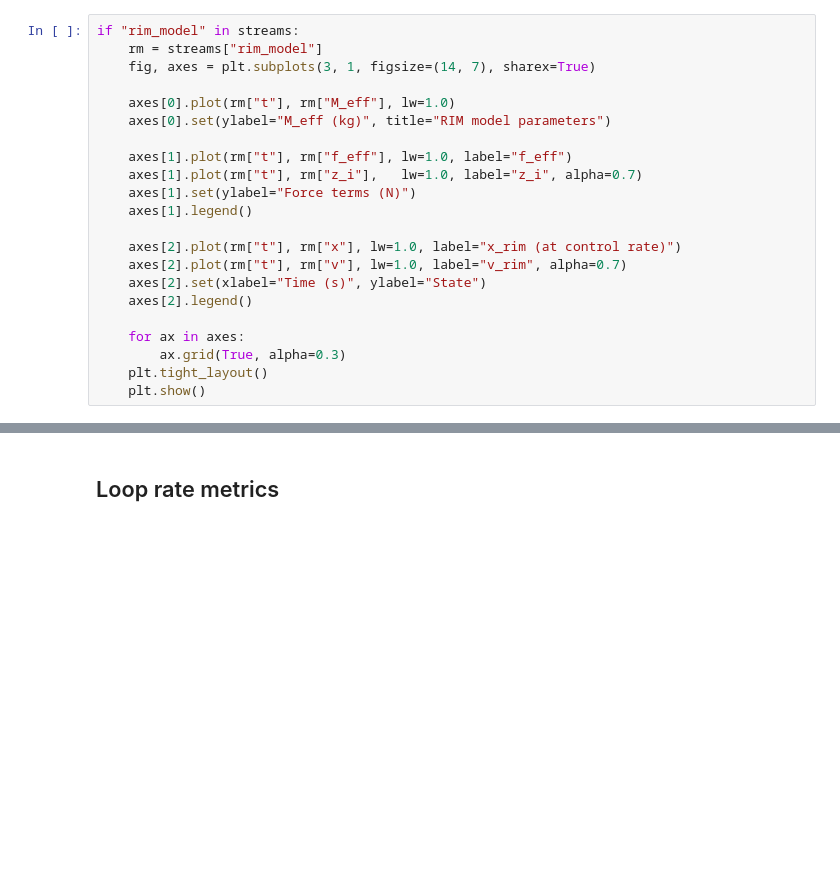
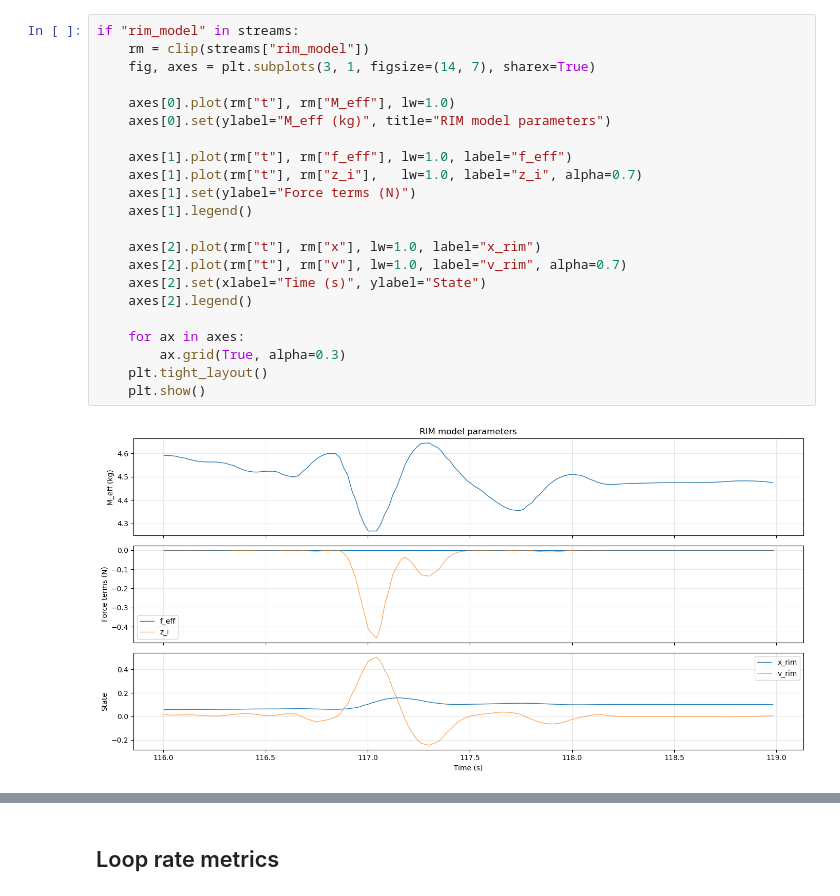
Before and after one commit to McGill-Applied-Dynamics-Lab/adl-ros2, a Jupyter notebook: experiments/rim/experiment_analysis.ipynb, the cells around one changed output, grey strips where cells are left out. Drawn from its saved outputs; the diff is of its cells as text; blank space fills up the shorter version.

```diff
--- a/experiments/rim/experiment_analysis.ipynb
+++ b/experiments/rim/experiment_analysis.ipynb
@@ -77,22 +168,24 @@ if "haptic" in streams:
 # %%
 if "rim_model" in streams:
-    rm = streams["rim_model"]
+    rm = clip(streams["rim_model"])
     fig, axes = plt.subplots(3, 1, figsize=(14, 7), sharex=True)
 
     axes[0].plot(rm["t"], rm["M_eff"], lw=1.0)
     axes[0].set(ylabel="M_eff (kg)", title="RIM model parameters")
 
     axes[1].plot(rm["t"], rm["f_eff"], lw=1.0, label="f_eff")
     axes[1].plot(rm["t"], rm["z_i"],   lw=1.0, label="z_i", alpha=0.7)
     axes[1].set(ylabel="Force terms (N)")
     axes[1].legend()
 
-    axes[2].plot(rm["t"], rm["x"], lw=1.0, label="x_rim (at control rate)")
+    axes[2].plot(rm["t"], rm["x"], lw=1.0, label="x_rim")
     axes[2].plot(rm["t"], rm["v"], lw=1.0, label="v_rim", alpha=0.7)
     axes[2].set(xlabel="Time (s)", ylabel="State")
     axes[2].legend()
 
     for ax in axes:
         ax.grid(True, alpha=0.3)
     plt.tight_layout()
     plt.show()
+# %% [output]
+[figure, added]
```
Also changed, not shown: parts of 20 cells of this notebook, 1 other file.
